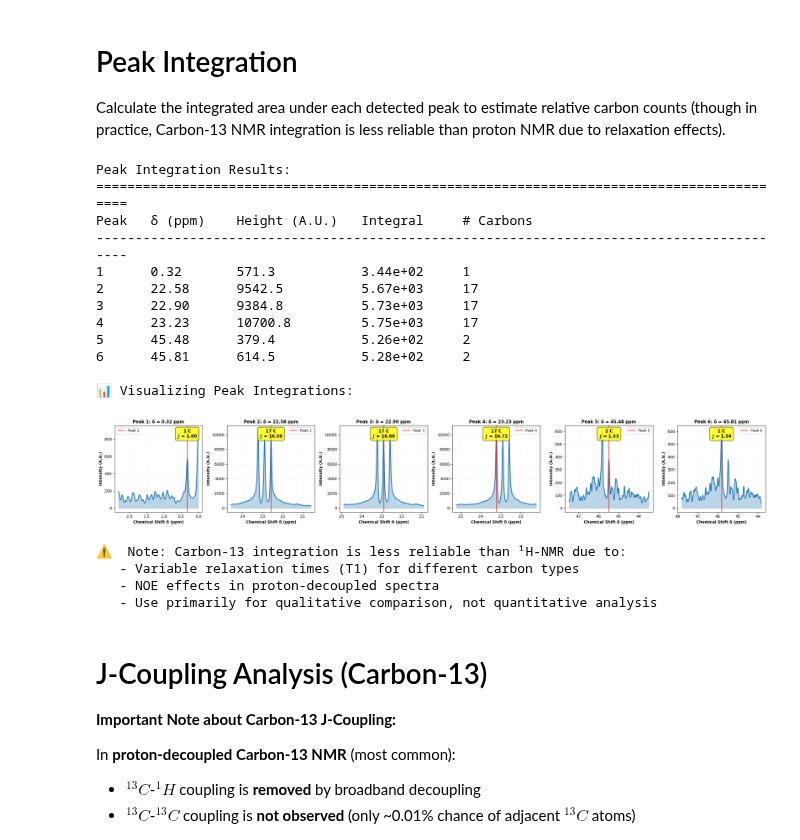
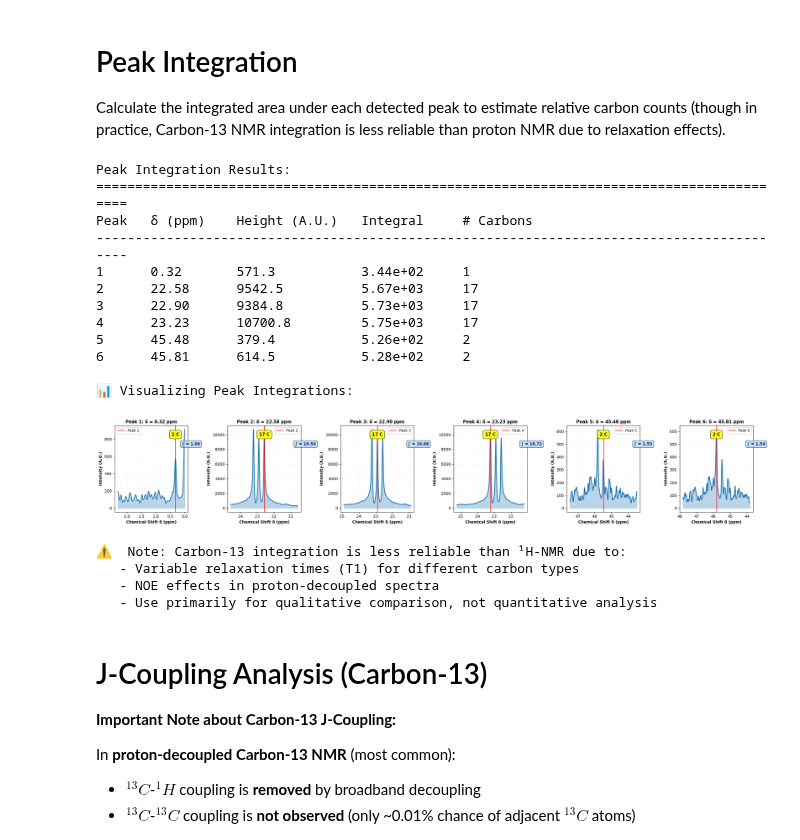
Before and after one commit to Quintinlf/NMR-Project, a Jupyter notebook: fall_semester_2025/carbon_nmr.ipynb, the cells around one changed output. Drawn from its saved outputs; the diff is of its cells as text; code cells hidden in the pictures.

Commit message:
got 1 step closer to figuring it out

```diff
--- a/fall_semester_2025/carbon_nmr.ipynb
+++ b/fall_semester_2025/carbon_nmr.ipynb
@@ -552,11 +746,12 @@ if len(peaks) > 0:
             'window_intensity': window_intensity
         })
 
-    # Normalize integrals to the smallest peak
+    # Normalize integrals to the smallest peak (for relative carbon counts)
     if peak_data:
         min_integral = min(p['integral'] for p in peak_data if p['integral'] > 0)
         for p in peak_data:
             p['relative_integral'] = p['integral'] / min_integral if min_integral > 0 else 0
+            p['relative_integral_int'] = int(round(p['relative_integral']))
 
     # Display integration results with visualization
     print("\nPeak Integration Results:")
@@ -564,12 +759,10 @@ if len(peaks) > 0:
     print(f"{'Peak':<6} {'δ (ppm)':<10} {'Height (A.U.)':<15} {'Integral':<12} {'# Carbons':<12}")
     print("-" * 90)
     for p in peak_data:
-        # Round relative integral to nearest integer (# of carbons)
-        num_carbons = round(p['relative_integral'])
         print(f"{p['peak_number']:<6} {p['ppm']:<10.2f} {p['height']:<15.1f} "
-              f"{p['integral']:<12.2e} {num_carbons:<12}")
+              f"{p['integral']:<12.2e} {p['relative_integral_int']:<12}")
 
-    # Visualize integrations
+    # Visualize integrations (style closer to H-NMR cell 42)
     print("\n📊 Visualizing Peak Integrations:")
     fig, axes = plt.subplots(1, len(peak_data), figsize=(4*len(peak_data), 4))
     if len(peak_data) == 1:
@@ -577,53 +770,55 @@ if len(peaks) > 0:
 
     for idx, p in enumerate(peak_data):
         ax = axes[idx]
-        num_carbons = round(p['relative_integral'])
+        num_carbons = p['relative_integral_int']
 
         # Plot spectrum in integration window
         ax.plot(p['window_ppm'], p['window_intensity'], linewidth=2, color='#1f77b4')
         ax.fill_between(p['window_ppm'], p['window_intensity'], alpha=0.3, color='#1f77b4')
 
-        # Mark peak
-        ax.axvline(p['ppm'], color='red', linestyle='-', linewidth=2, alpha=0.7,
-                   label=f"Peak {p['peak_number']}")
+        # Peak position marker
+        ax.axvline(p['ppm'], color='red', linestyle='-', linewidth=2, alpha=0.7, label=f"Peak {p['peak_number']}")
 
-        # Annotate integration value
-        ax.text(p['ppm'], max(p['window_intensity']) * 0.9,
-                f"{num_carbons} C\n∫ = {p['relative_integral']:.2f}",
+        # Badge: number of carbons
+        ax.text(p['ppm'], max(p['window_intensity']) * 0.92, f"{num_carbons} C",
                 ha='center', fontsize=11, fontweight='bold',
-                bbox=dict(boxstyle='round,pad=0.5', facecolor='yellow', alpha=0.8))
+                bbox=dict(boxstyle='round,pad=0.5', facecolor='yellow', edgecolor='black', alpha=0.85))
+
+        # Integration label
+        ax.text(p['window_ppm'][0] + (p['window_ppm'][-1] - p['window_ppm'][0]) * 0.04, max(p['window_intensity']) * 0.80,
+                f"∫ = {p['relative_integral']:.2f}", fontsize=10, fontweight='bold', color='darkblue',
+                bbox=dict(boxstyle='round,pad=0.4', facecolor='lightblue', alpha=0.7))
 
         ax.invert_xaxis()
         ax.set_xlabel('Chemical Shift δ (ppm)', fontsize=10, fontweight='bold')
         ax.set_ylabel('Intensity (A.U.)', fontsize=10, fontweight='bold')
-        ax.set_title(f"Peak {p['peak_number']}: δ = {p['ppm']:.2f} ppm",
-                     fontsize=11, fontweight='bold')
+        ax.set_title(f"Peak {p['peak_number']}: δ = {p['ppm']:.2f} ppm", fontsize=11, fontweight='bold')
         ax.grid(alpha=0.3, linestyle=':')
         ax.legend(fontsize=9)
 
     plt.tight_layout()
     plt.show()
 
     print("\n⚠️  Note: Carbon-13 integration is less reliable than ¹H-NMR due to:")
     print("   - Variable relaxation times (T1) for different carbon types")
     print("   - NOE effects in proton-decoupled spectra")
     print("   - Use primarily for qualitative comparison, not quantitative analysis")
 else:
     print("No peaks detected for integration")
 # %% [output]
 Peak Integration Results:
 ==========================================================================================
 Peak   δ (ppm)    Height (A.U.)   Integral     # Carbons
 ------------------------------------------------------------------------------------------
 1      0.32       571.3           3.44e+02     1
 2      22.58      9542.5          5.67e+03     17
 3      22.90      9384.8          5.73e+03     17
 4      23.23      10700.8         5.75e+03     17
 5      45.48      379.4           5.26e+02     2
 6      45.81      614.5           5.28e+02     2
 
 📊 Visualizing Peak Integrations:
-[figure, old version]
+[figure, new version]
 ⚠️  Note: Carbon-13 integration is less reliable than ¹H-NMR due to:
    - Variable relaxation times (T1) for different carbon types
    - NOE effects in proton-decoupled spectra
```
Also changed, not shown: parts of 12 cells of this notebook.
